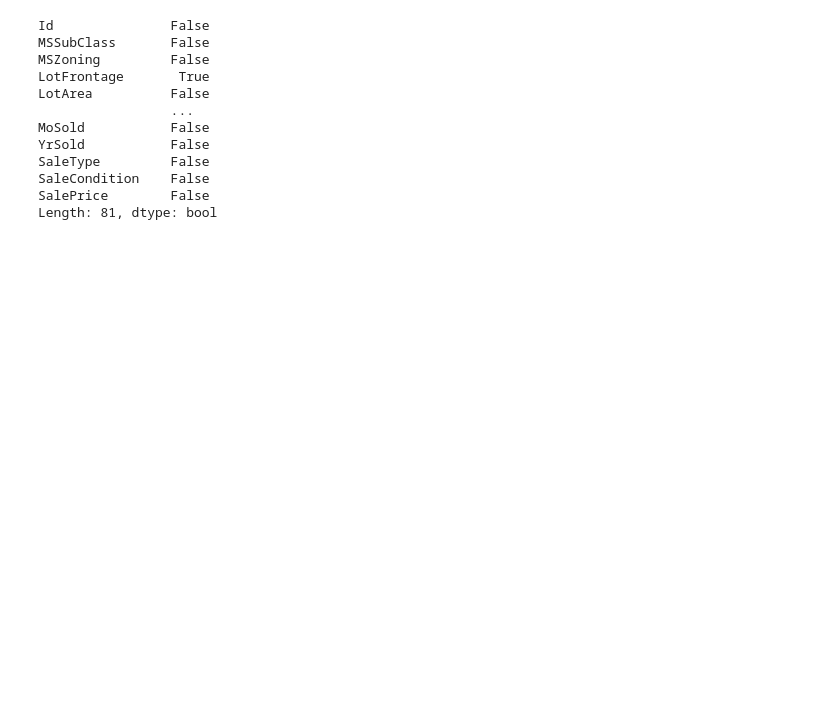
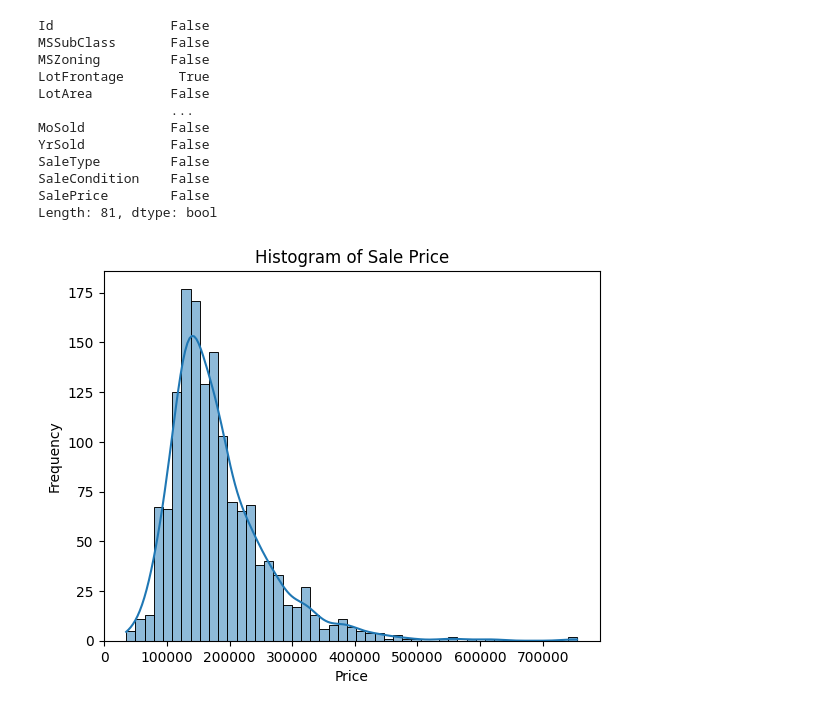
Before and after one commit to lunatic-bot/MLPracticeExercises, a Jupyter notebook: AdvancedHousePricePrediction.ipynb, the cells around one changed output. Cells and saved outputs as stored; diff of their text form; code cells hidden in the pictures; blank space fills up the shorter version.

```diff
--- a/AdvancedHousePricePrediction.ipynb
+++ b/AdvancedHousePricePrediction.ipynb
@@ -83,0 +131,10 @@ Length: 81, dtype: bool
+# %%
+## lets create some plots
+import seaborn as sns
+sns.histplot(train_data['SalePrice'], kde=True)
+plt.title("Histogram of Sale Price")
+plt.xlabel("Price")
+plt.ylabel("Frequency")
+plt.show()
+# %% [output]
+[figure, added]
```
Also changed, not shown: parts of 84 cells of this notebook, 1 other file.
